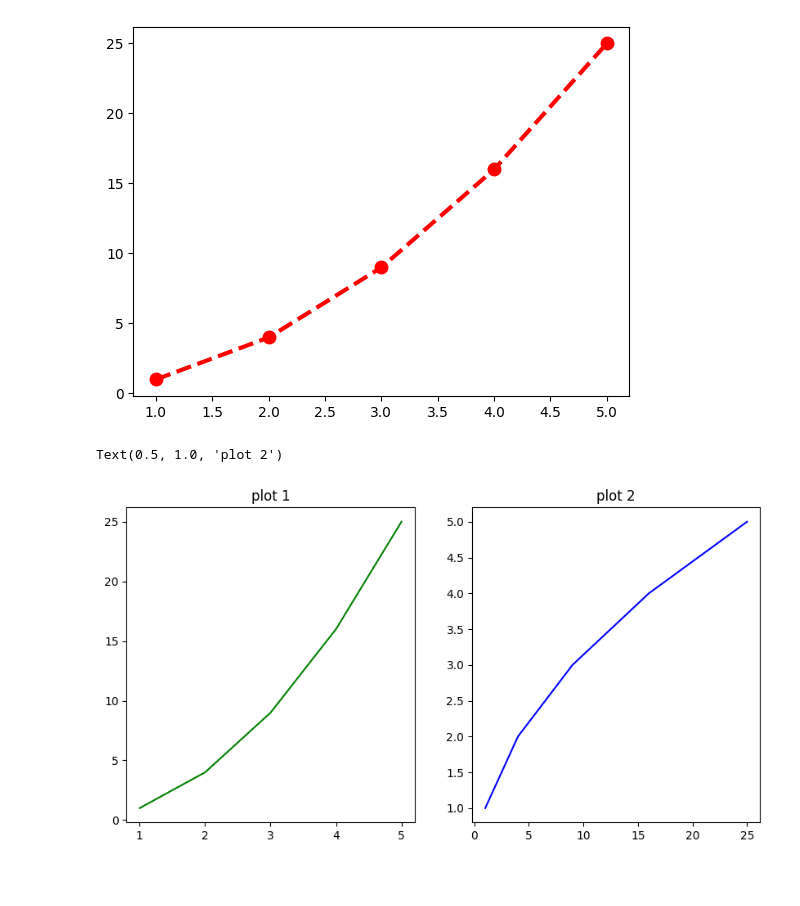
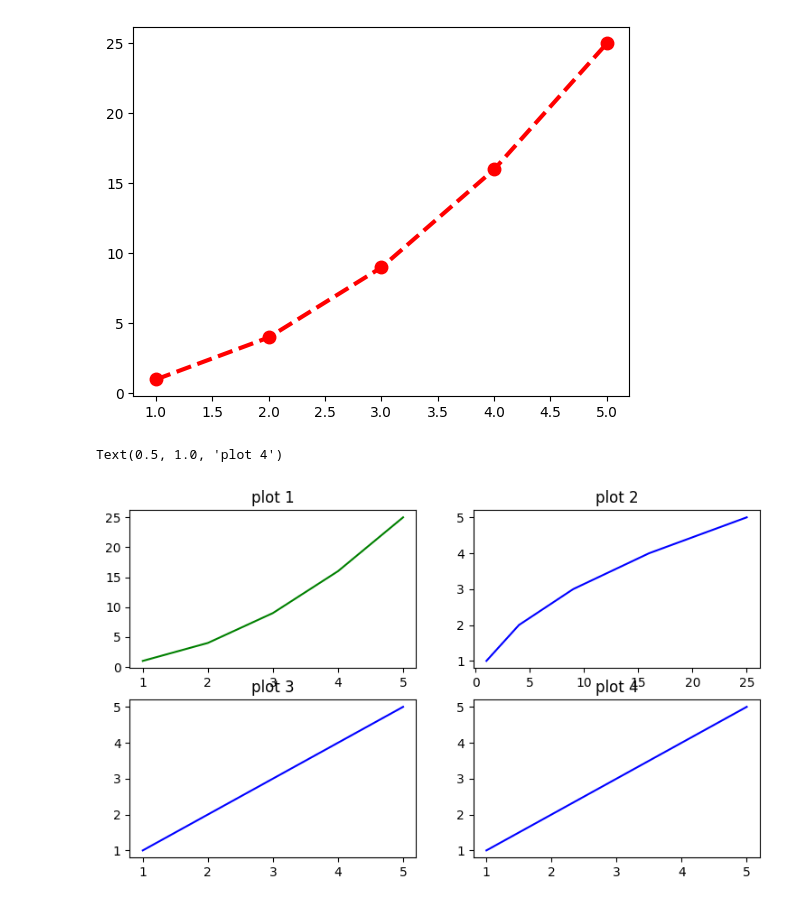
Before and after one commit to omni1chirag/DataAnalystBootcamp, a Jupyter notebook: python/10-Data Analysis With Python/10.5-matplotlib.ipynb, the cells around one changed output. Saved outputs shown, nothing was run; the diff lists cells and outputs as text; code cells hidden in the pictures; blank space fills up the shorter version.

```diff
--- a/python/10-Data Analysis With Python/10.5-matplotlib.ipynb
+++ b/python/10-Data Analysis With Python/10.5-matplotlib.ipynb
@@ -57,25 +51,33 @@ plt.plot(x,y, color='red', linestyle='--', marker='o', linewidth=3, markersize=9
 # %%
 ## Multiple Plots
 ## Sample data
 
 x=[1,2,3,4,5]
 y1=[1,4,9,16,25]
 y2=[1,2,3,4,5]
 # y3=[10,8,6,4,2]
 
-plt.figure(figsize=(10,5))
+plt.figure(figsize=(9,5))
 
-plt.subplot(1,2,1)
+plt.subplot(2,2,1)
 plt.plot(x,y1, color='green')
 plt.title('plot 1')
 
-plt.subplot(1,2,2)
+plt.subplot(2,2,2)
 plt.plot(y1,x, color='blue')
 plt.title('plot 2')
+
+plt.subplot(2,2,3)
+plt.plot(x,y2, color='blue')
+plt.title('plot 3')
+
+plt.subplot(2,2,4)
+plt.plot(x,y2, color='blue')
+plt.title('plot 4')
 
 
 
 # plt.plot(x,y, color='red',linestyle='dashed',linewidth=2,marker='o',markerfacecolor='blue',markersize=10)
 # %% [output]
-Text(0.5, 1.0, 'plot 2')
+Text(0.5, 1.0, 'plot 4')
-[figure, old version]
+[figure, new version]
```
Also changed, not shown: parts of 11 cells of this notebook, 2 other files.
